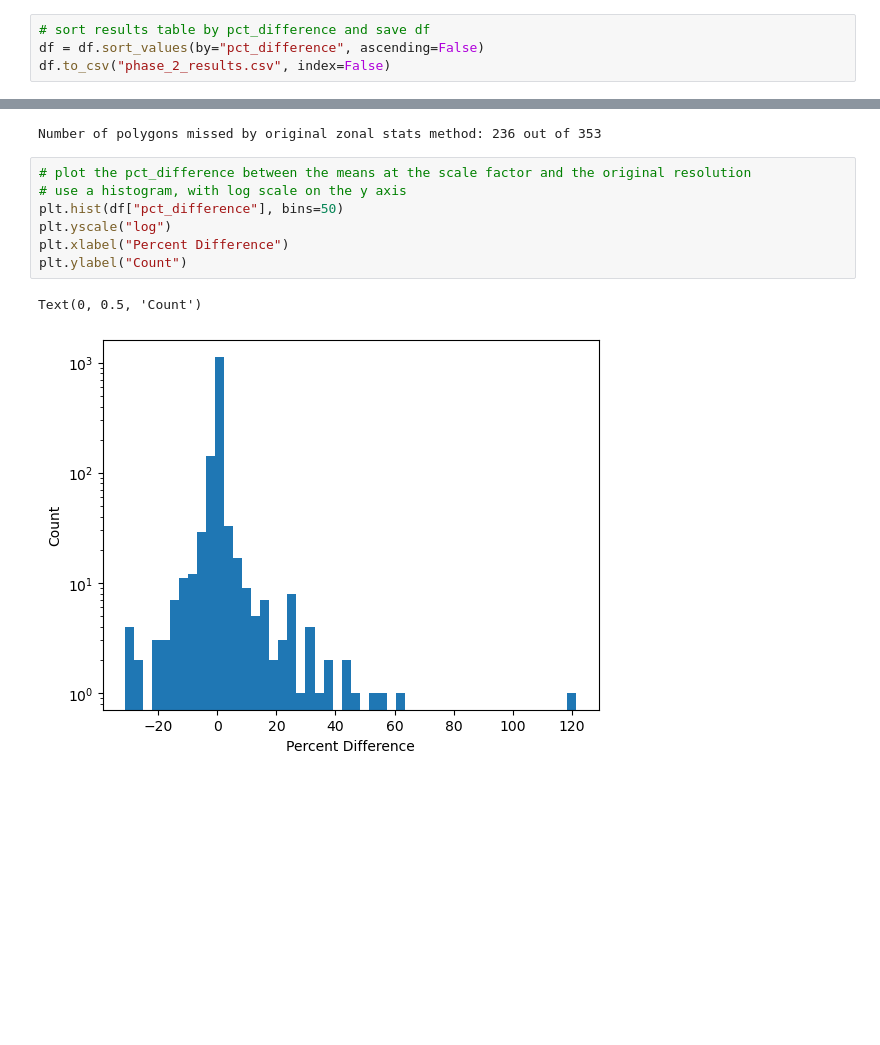
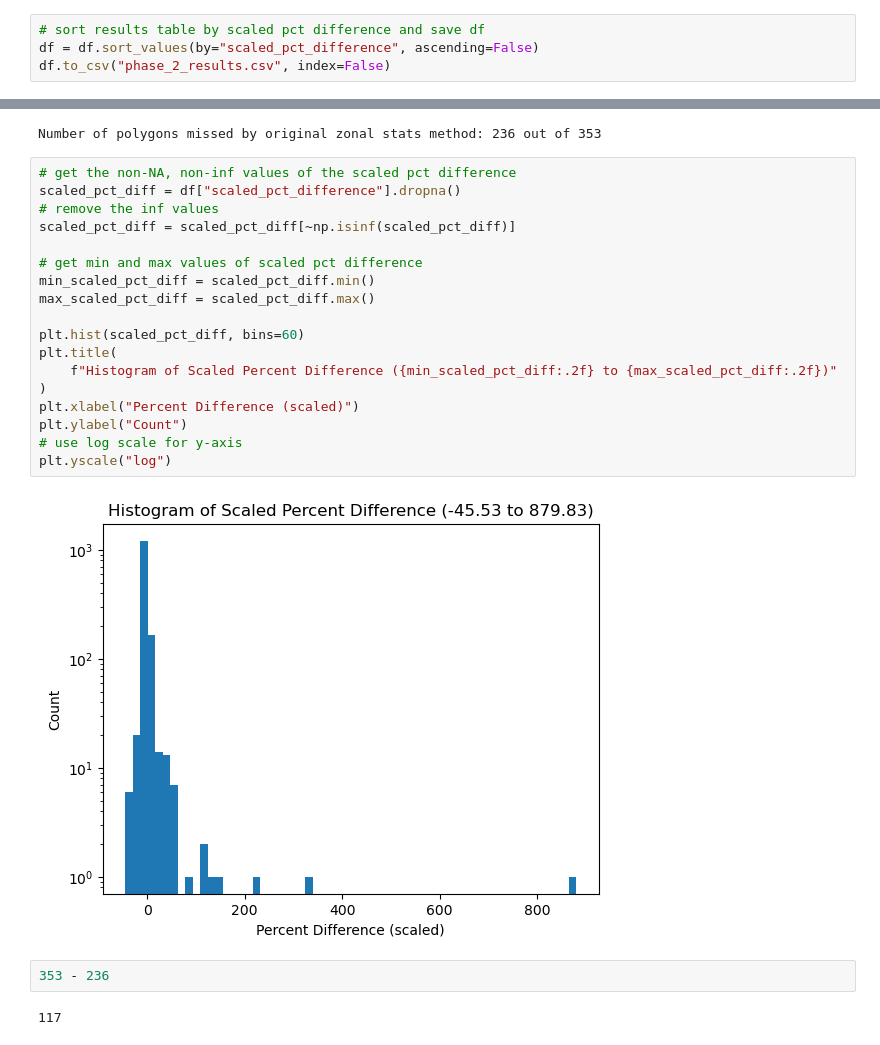
Before and after one commit to ua-snap/zonal_stats, a Jupyter notebook: zonal_stats_experiment_phase_2.ipynb, the cells around one changed output, grey strips where cells are left out. Drawn from its saved outputs; the diff is of its cells as text; blank space fills up the shorter version.

```diff
--- a/zonal_stats_experiment_phase_2.ipynb
+++ b/zonal_stats_experiment_phase_2.ipynb
@@ -274,6 +314,6 @@ Means for 20km: [nan, 286.41979832325165]
 # %%
-# sort results table by pct_difference and save df
-df = df.sort_values(by="pct_difference", ascending=False)
+# sort results table by scaled pct difference and save df
+df = df.sort_values(by="scaled_pct_difference", ascending=False)
 df.to_csv("phase_2_results.csv", index=False)
 # %%
 # how many rows have NA values in the "mean_at_scale_factor" column? we should have values for all polygons
@@ -289,13 +329,27 @@ print(
 )
 # %% [output]
 Number of polygons missed by original zonal stats method: 236 out of 353
-# %%
-# plot the pct_difference between the means at the scale factor and the original resolution
-# use a histogram, with log scale on the y axis
-plt.hist(df["pct_difference"], bins=50)
-plt.yscale("log")
-plt.xlabel("Percent Difference")
-plt.ylabel("Count")
-# %% [output]
-Text(0, 0.5, 'Count')
-[figure, removed]
+# %%
+# get the non-NA, non-inf values of the scaled pct difference
+scaled_pct_diff = df["scaled_pct_difference"].dropna()
+# remove the inf values
+scaled_pct_diff = scaled_pct_diff[~np.isinf(scaled_pct_diff)]
+
+# get min and max values of scaled pct difference
+min_scaled_pct_diff = scaled_pct_diff.min()
+max_scaled_pct_diff = scaled_pct_diff.max()
+
+plt.hist(scaled_pct_diff, bins=60)
+plt.title(
+    f"Histogram of Scaled Percent Difference ({min_scaled_pct_diff:.2f} to {max_scaled_pct_diff:.2f})"
+)
+plt.xlabel("Percent Difference (scaled)")
+plt.ylabel("Count")
+# use log scale for y-axis
+plt.yscale("log")
+# %% [output]
+[figure, added]
+# %%
+353 - 236
+# %% [output]
+117
```
Also changed, not shown: parts of 2 cells of this notebook, 5 other files.
